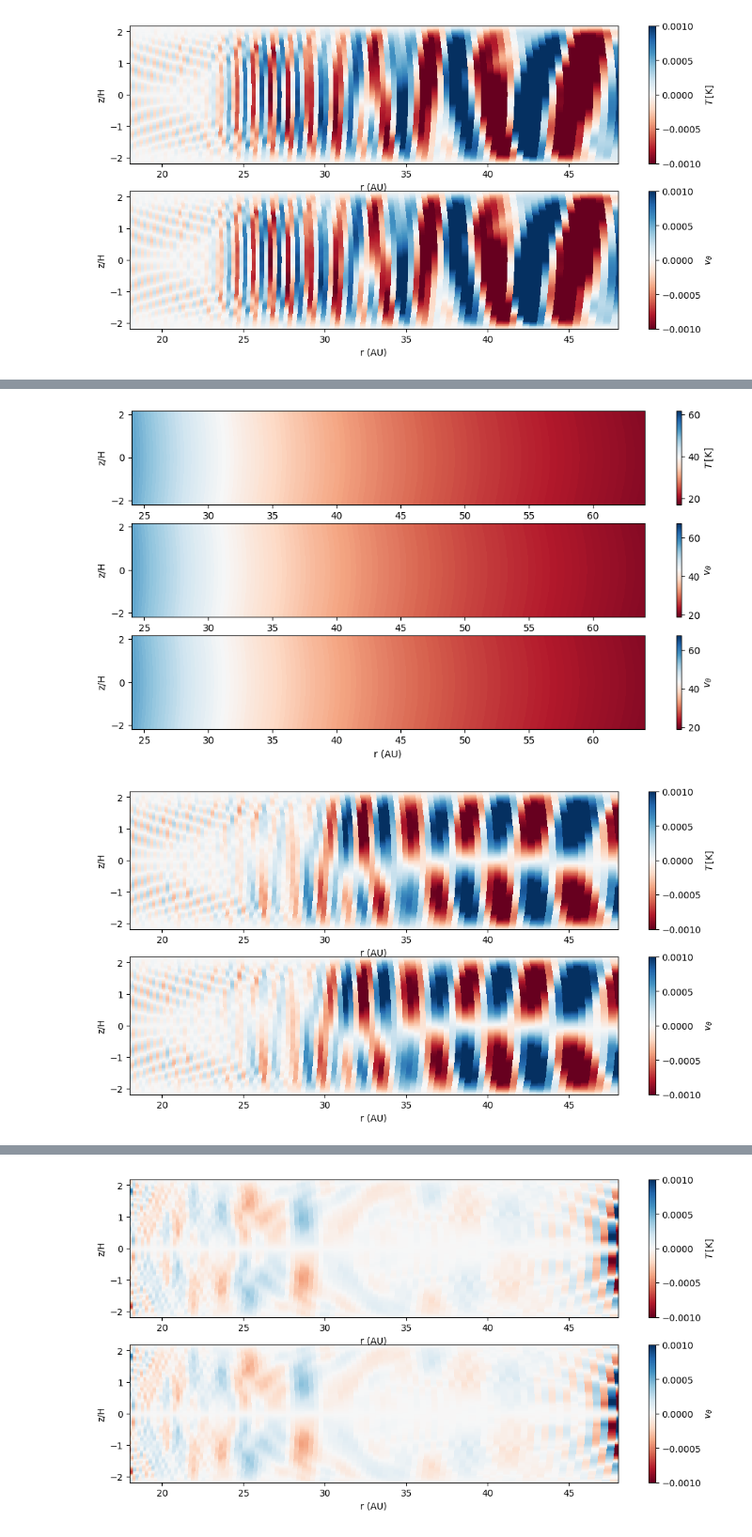
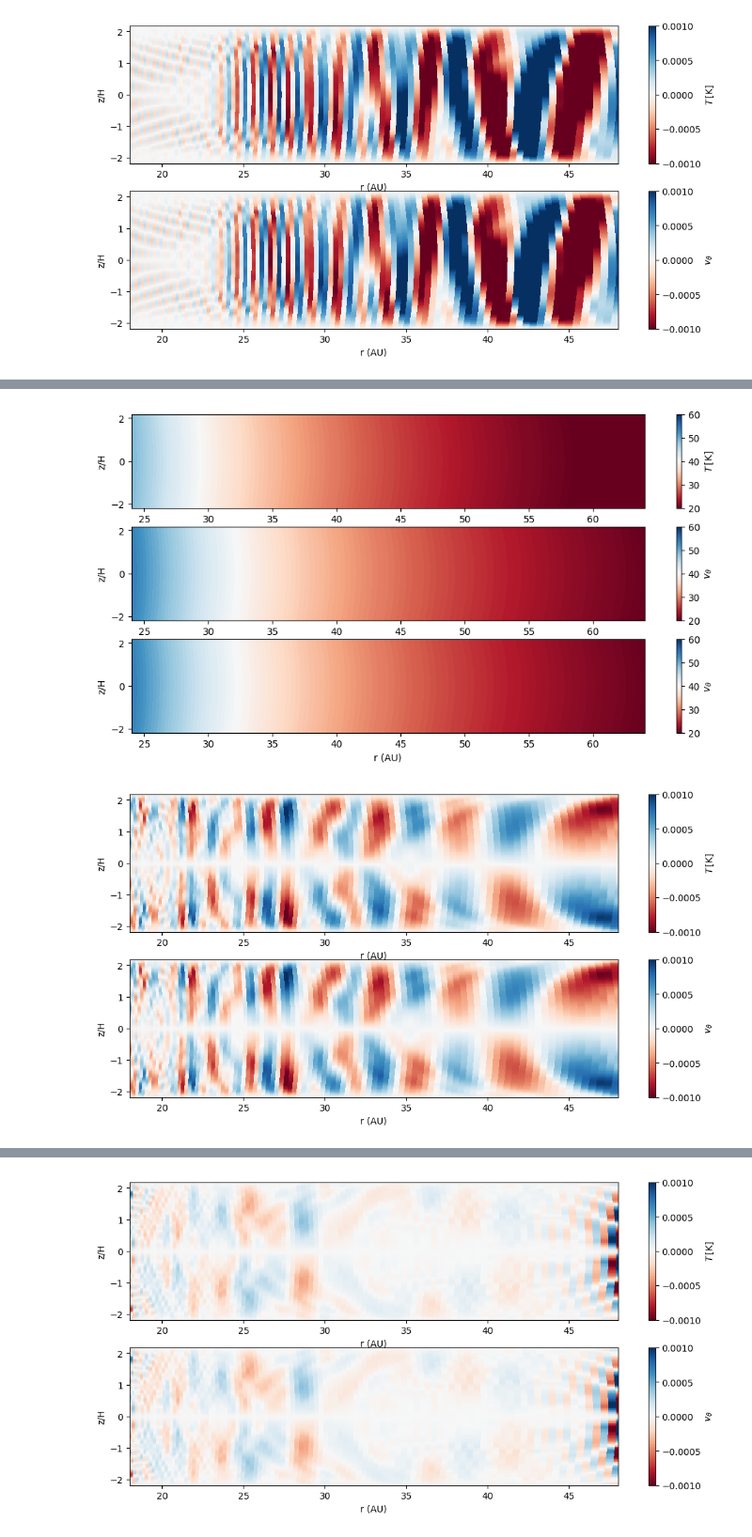
Before and after one commit to NadineSoliman/fargo3d, a Jupyter notebook: setups/vsi/vsi.ipynb, the cells around one changed output, grey strips where cells are left out. Shown at 94% size. Saved outputs shown, nothing was run; the diff lists cells and outputs as text; code cells hidden in the pictures.

```diff
--- a/setups/vsi/vsi.ipynb
+++ b/setups/vsi/vsi.ipynb
@@ -206,10 +243,10 @@ show()
 # %%
-n =78
+n =0
 
 vthetan_th = fromfile("../../outputs/vsi_128_2fluid/gasenergy{:d}.dat".format(n)).reshape(nz,ny)
 vthetan_d= fromfile("../../outputs/vsi_128_2fluid/dust1energy{:d}.dat".format(n)).reshape(nz,ny)
 vthetan_d2= fromfile("../../outputs/vsi_128_2fluid/dust2energy{:d}.dat".format(n)).reshape(nz,ny)
-cg = 1/(gamma-1)
+cg = gamma/(gamma-1)
 cd = 0.08 * cg
 rho = fromfile("../../outputs/vsi_128_2fluid/gasdens{:d}.dat".format(n)).reshape(nz,ny)
 rhod1= fromfile("../../outputs/vsi_128_2fluid/dust1dens{:d}.dat".format(n)).reshape(nz,ny)
@@ -219,7 +256,7 @@ H0 = 0.06
 fig = plt.figure(figsize=(12, 6))
 
 ax1 = fig.add_subplot(311)
-surf1 = ax1.pcolormesh(40*R*sin(T),cos(T)/H0, vthetan_th/rho/cg/ Kelvin_code, cmap='RdBu')
+surf1 = ax1.pcolormesh(40*R*sin(T),cos(T)/H0, vthetan_th/rho/cg/ Kelvin_code, cmap='RdBu', vmin = 20, vmax = 60)
 
 ax1.set_xlabel('r (AU)')
 ax1.set_ylabel('z/H')
@@ -227,53 +264,53 @@ ax1.set_xlim(0.6*40, 1.6*40)
 fig.colorbar(surf1, ax=ax1, label=r'$T\, [\rm K]$')
 
 ax2 = fig.add_subplot(312)
-surf2 = ax2.pcolormesh(40*R*sin(T),cos(T)/H0, vthetan_d/rhod1/cd/ Kelvin_code, cmap='RdBu')
+surf2 = ax2.pcolormesh(40*R*sin(T),cos(T)/H0, vthetan_d/rhod1/cd/ Kelvin_code, cmap='RdBu', vmin = 20, vmax = 60)
 ax2.set_xlabel('r (AU)')
 ax2.set_ylabel('z/H')
 ax2.set_xlim(40*0.6, 40*1.6)
 fig.colorbar(surf2, ax=ax2, label=r'$v_\theta$')
 
 ax2 = fig.add_subplot(313)
-surf2 = ax2.pcolormesh(40*R*sin(T),cos(T)/H0, vthetan_d2/rhod2/cd/ Kelvin_code, cmap='RdBu')
+surf2 = ax2.pcolormesh(40*R*sin(T),cos(T)/H0, vthetan_d2/rhod2/cd/ Kelvin_code, cmap='RdBu', vmin = 20, vmax = 60)
 ax2.set_xlabel('r (AU)')
 ax2.set_ylabel('z/H')
 ax2.set_xlim(40*0.6, 40*1.6)
 fig.colorbar(surf2, ax=ax2, label=r'$v_\theta$')
 show()
 # %% [output]
-[figure, old version]
+[figure, new version]
 # %%
-n =78
+n =38
 
 vthetan_th = fromfile("../../outputs/vsi_128_2fluid/gasvz{:d}.dat".format(n)).reshape(nz,ny)
 vthetan_d= fromfile("../../outputs//vsi_128_2fluid/dust1vz{:d}.dat".format(n)).reshape(nz,ny)
 # tcol= fromfile("../../outputs//vsi_128_iso/Tcol{:d}.dat".format(n)).reshape(nz,ny)
 
 
 cg = R_MU /(gamma -1)
 cd = 0.088* cg
 
 
 H0 = 0.06
 fig = plt.figure(figsize=(12, 6))
 
 ax1 = fig.add_subplot(211)
 # surf1 = ax1.pcolormesh(30*R*sin(T),cos(T)/H0, np.abs(1/tcol), cmap='RdBu', norm =matplotlib.colors.LogNorm(vmin = 1e-2, vmax = 1e2))
 surf1 = ax1.pcolormesh(30*R*sin(T),cos(T)/H0, vthetan_th, cmap='RdBu', vmin=-0.001,vmax=0.001)
 
 ax1.set_xlabel('r (AU)')
 ax1.set_ylabel('z/H')
 ax1.set_xlim(0.6*30, 1.6*30)
 fig.colorbar(surf1, ax=ax1, label=r'$T\, [\rm K]$')
 
 # fig.colorbar(surf1, ax=ax1, label=r'$t_{\rm col}  \Omega$')
 
 ax2 = fig.add_subplot(212)
 surf2 = ax2.pcolormesh(30*R*sin(T),cos(T)/H0, vthetan_d, cmap='RdBu', vmin=-0.001,vmax=0.001)
 ax2.set_xlabel('r (AU)')
 ax2.set_ylabel('z/H')
 ax2.set_xlim(30*0.6, 30*1.6)
 fig.colorbar(surf2, ax=ax2, label=r'$v_\theta$')
 show()
 # %% [output]
-[figure, old version]
+[figure, new version]
```
Also changed, not shown: parts of 6 cells of this notebook, 4 other files.
